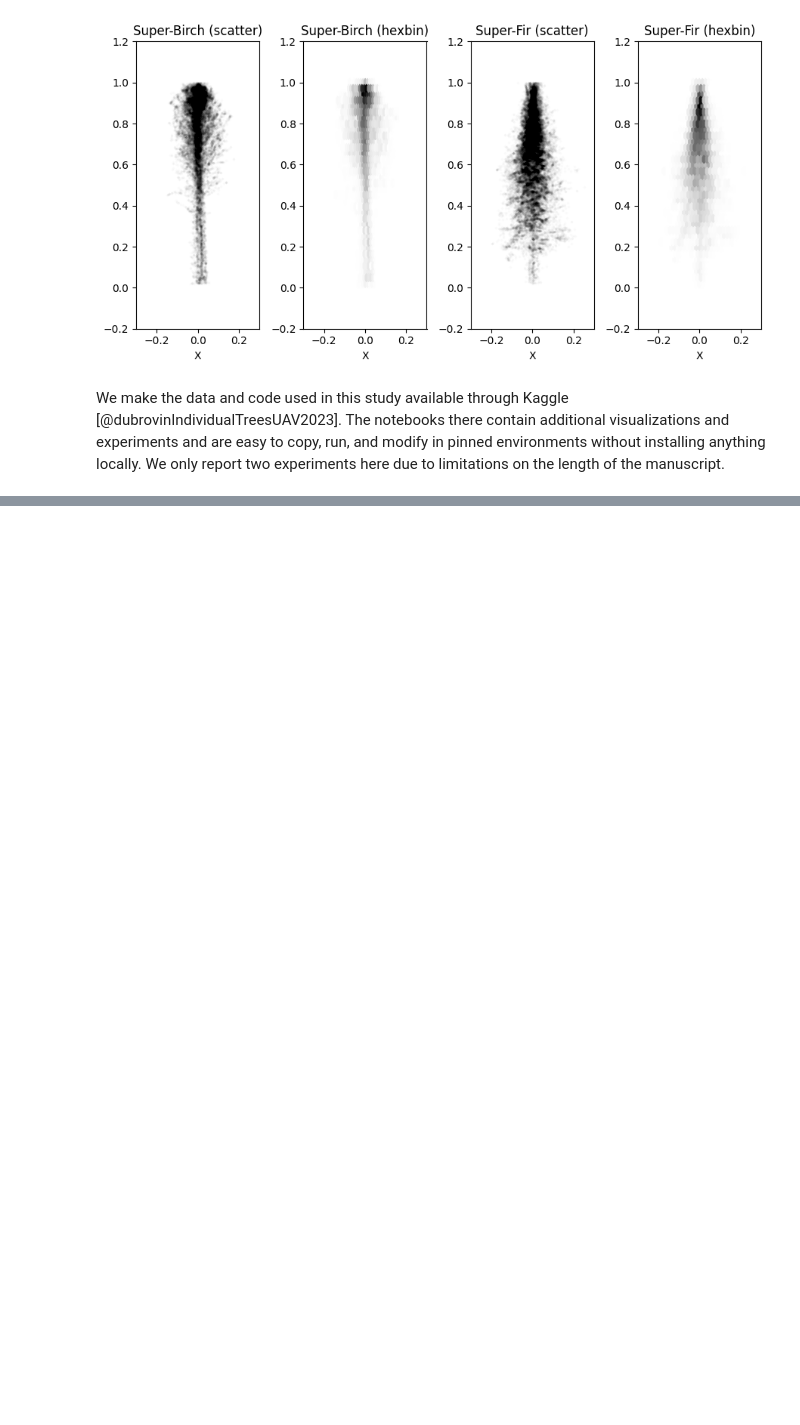
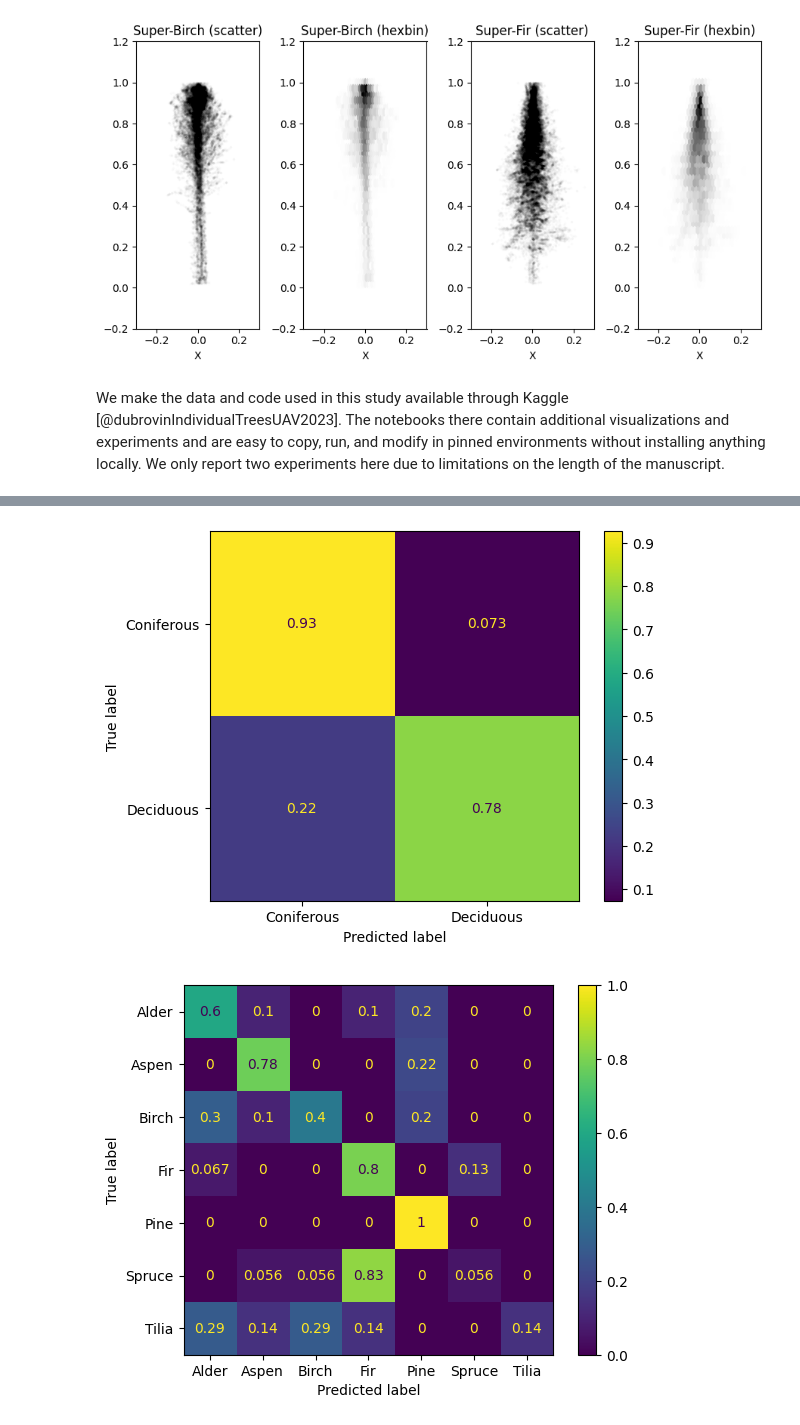
Before and after one commit to iod-ine/igarss2024_tree_clouds, a Jupyter notebook: paper.ipynb, the cells around one changed output, grey strips where cells are left out. Cells and saved outputs as stored; diff of their text form; code cells hidden in the pictures; blank space fills up the shorter version.

Commit message:
Implement Results and discussion for Quarto

```diff
--- a/paper.ipynb
+++ b/paper.ipynb
@@ -262,0 +512,14 @@ the length of the manuscript.
+# %%
+#| label: estimate-densities
+
+kds = {}
+
+for species in unique_species:
+    tree = mega_trees[species]
+
+    kd = KernelDensity(
+        bandwidth=0.05,
+        kernel="gaussian",
+    )
+    kd.fit(tree)
+    kds[species] = kd
@@ -262,0 +554,32 @@ the length of the manuscript.
+# %%
+#| label: fig-confusion
+#| layout-ncol: 2
+#| fig-cap: "Confusion matrices for prediction of tree species by calculating the log-likelihood of its tree cloud points being from the distribution estimated on the corresponding super-tree."
+#| fig-subcap:
+#|  - "Binary setting: predicting conifers vs. deciduous trees"
+#|  - "Multiclass setting: predicting the species directly."
+
+results = out.sort_values("score").groupby("original_index").last()
+results["correct"] = results["gt"] == results["scoring_dist"]
+results["type"] = results["gt"].map(
+    lambda x: "Coniferous" if x in conifers else "Deciduous"
+)
+results["pred_type"] = results["scoring_dist"].map(
+    lambda x: "Coniferous" if x in conifers else "Deciduous"
+)
+results["binary_correct"] = results["type"] == results["pred_type"]
+
+cm_b = ConfusionMatrixDisplay.from_predictions(
+    y_true=results["type"],
+    y_pred=results["pred_type"],
+    normalize="true",
+)
+
+cm_m = ConfusionMatrixDisplay.from_predictions(
+    y_true=results["gt"],
+    y_pred=results["scoring_dist"],
+    normalize="true",
+)
+# %% [output]
+[figure, added]
+[figure, added]
```
Also changed, not shown: parts of 18 cells of this notebook.
